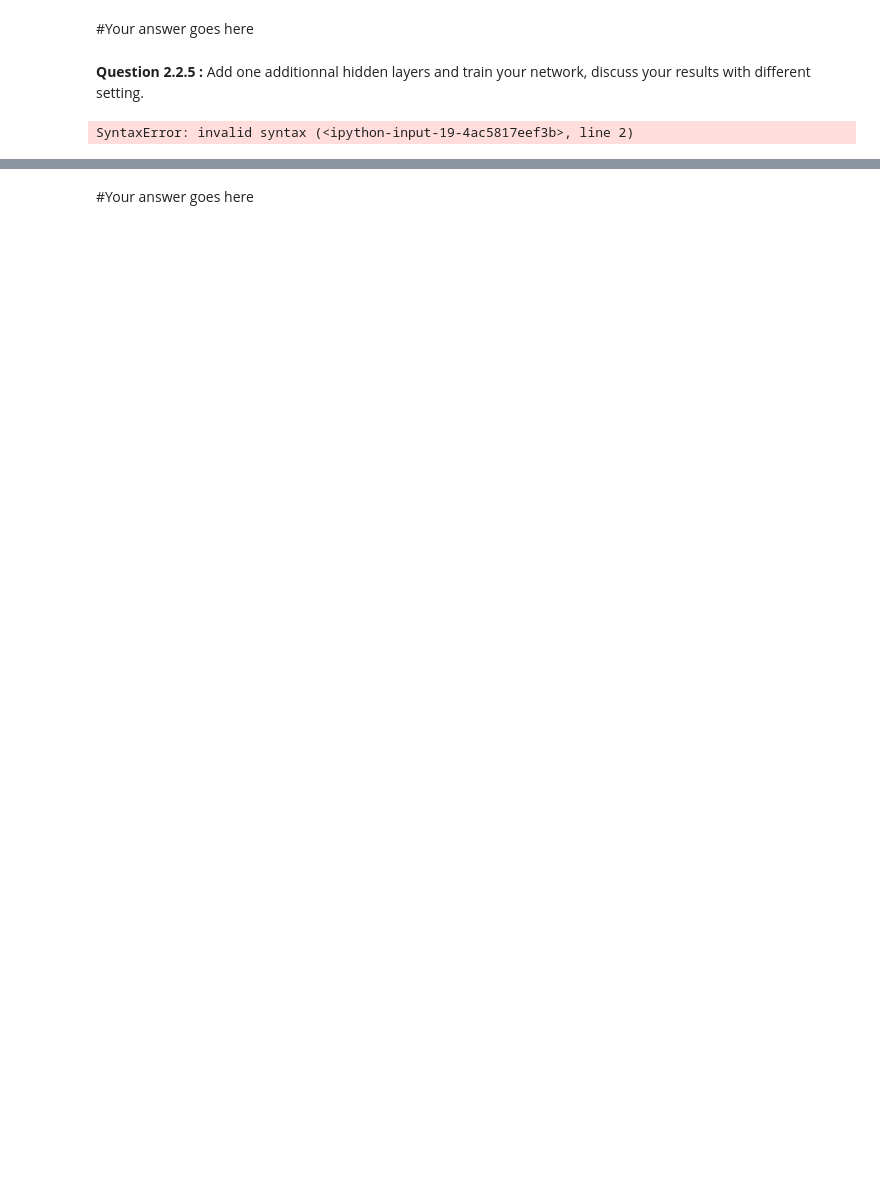
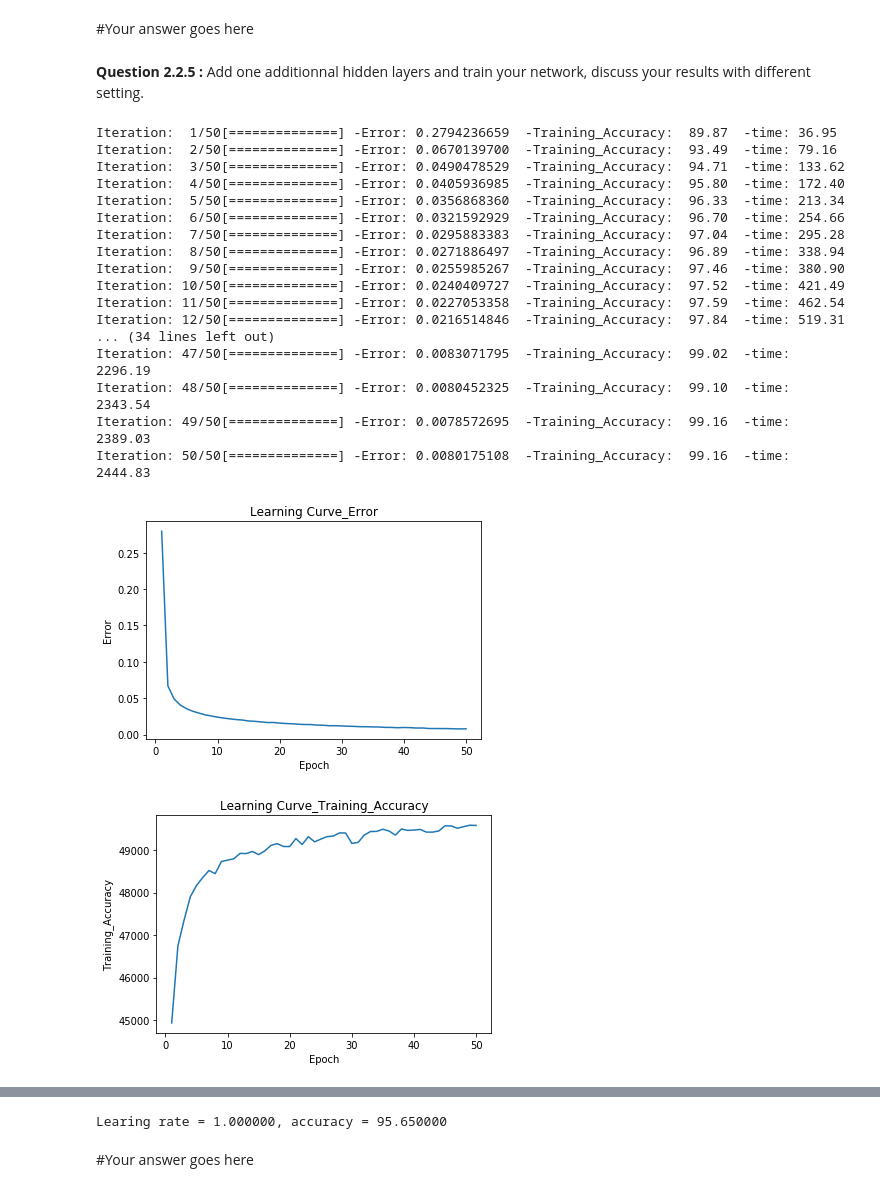
Before and after one commit to alegaballo/Deep-Learning, a Jupyter notebook: neural_networks/TP1-notebook.ipynb, the cells around one changed output, grey strips where cells are left out. Drawn from its saved outputs; the diff is of its cells as text; code cells hidden in the pictures; blank space fills up the shorter version.

```diff
--- a/neural_networks/TP1-notebook.ipynb
+++ b/neural_networks/TP1-notebook.ipynb
@@ -423,24 +601,42 @@ NameError: name 'val_accuracies_100' is not defined
 <b> Question 2.2.5 : </b> Add one additionnal hidden layers and train your network, discuss your results with different setting.
 # %%
 #Your implementation goes here
-import NeuralNetwork2 import NeuralNetwork2
+from NeuralNetwork2 import NeuralNetwork2
 
 #create the network
 
 input_nodes = 784
 hidden_nodes_1 = 30
 hidden_nodes_2 = 30
 output_nodes = 10
 
 my_mnist_net = NeuralNetwork2(input_nodes, hidden_nodes_1, hidden_nodes_2, output_nodes)
 val_acc_1 = my_mnist_net.train(training_data,validation_data)
 acc_1 = my_mnist_net.predict(test_data)/100
 print("Accuracy with default learning rate = %f" % acc_1)
 
-if best_rate != 0.1
-    my_mnist_net_2 = my_mnist_net = NeuralNetwork2(input_nodes, hidden_nodes_1, hidden_nodes_2, output_nodes, learning_rate = best_rate)
-    val_acc_2 = my_mnist_net_2.train(training_data, validation_data)
-    acc_2 = my_mnist_net_2.predict(test_data)/100
-    print("Learing rate = %f, accuracy = %f" % (best_rate, acc_1))
+learning_rate = 1
+my_mnist_net_2 = my_mnist_net = NeuralNetwork2(input_nodes, hidden_nodes_1, hidden_nodes_2, output_nodes, learning_rate = learning_rate)
+val_acc_2 = my_mnist_net_2.train(training_data, validation_data)
+acc_2 = my_mnist_net_2.predict(test_data)/100
+print("Learing rate = %f, accuracy = %f" % (learning_rate, acc_2))
 # %% [output]
-SyntaxError: invalid syntax (<ipython-input-19-4ac5817eef3b>, line 2)
+Iteration:  1/50[==============] -Error: 0.2794236659  -Training_Accuracy:  89.87  -time: 36.95
+Iteration:  2/50[==============] -Error: 0.0670139700  -Training_Accuracy:  93.49  -time: 79.16
+Iteration:  3/50[==============] -Error: 0.0490478529  -Training_Accuracy:  94.71  -time: 133.62
+Iteration:  4/50[==============] -Error: 0.0405936985  -Training_Accuracy:  95.80  -time: 172.40
+Iteration:  5/50[==============] -Error: 0.0356868360  -Training_Accuracy:  96.33  -time: 213.34
+Iteration:  6/50[==============] -Error: 0.0321592929  -Training_Accuracy:  96.70  -time: 254.66
+Iteration:  7/50[==============] -Error: 0.0295883383  -Training_Accuracy:  97.04  -time: 295.28
+Iteration:  8/50[==============] -Error: 0.0271886497  -Training_Accuracy:  96.89  -time: 338.94
+Iteration:  9/50[==============] -Error: 0.0255985267  -Training_Accuracy:  97.46  -time: 380.90
+Iteration: 10/50[==============] -Error: 0.0240409727  -Training_Accuracy:  97.52  -time: 421.49
+Iteration: 11/50[==============] -Error: 0.0227053358  -Training_Accuracy:  97.59  -time: 462.54
+Iteration: 12/50[==============] -Error: 0.0216514846  -Training_Accuracy:  97.84  -time: 519.31
+... (34 lines left out)
+Iteration: 47/50[==============] -Error: 0.0083071795  -Training_Accuracy:  99.02  -time: 2296.19
+Iteration: 48/50[==============] -Error: 0.0080452325  -Training_Accuracy:  99.10  -time: 2343.54
+Iteration: 49/50[==============] -Error: 0.0078572695  -Training_Accuracy:  99.16  -time: 2389.03
+Iteration: 50/50[==============] -Error: 0.0080175108  -Training_Accuracy:  99.16  -time: 2444.83
+[figure, added]
+[figure, added]
@@ -447,2 +662,3 @@ SyntaxError: invalid syntax (<ipython-input-19-4ac5817eef3b>, line 2)
+Learing rate = 1.000000, accuracy = 95.650000
 # %% [markdown]
 #Your answer goes here
```
Also changed, not shown: parts of 14 cells of this notebook.
